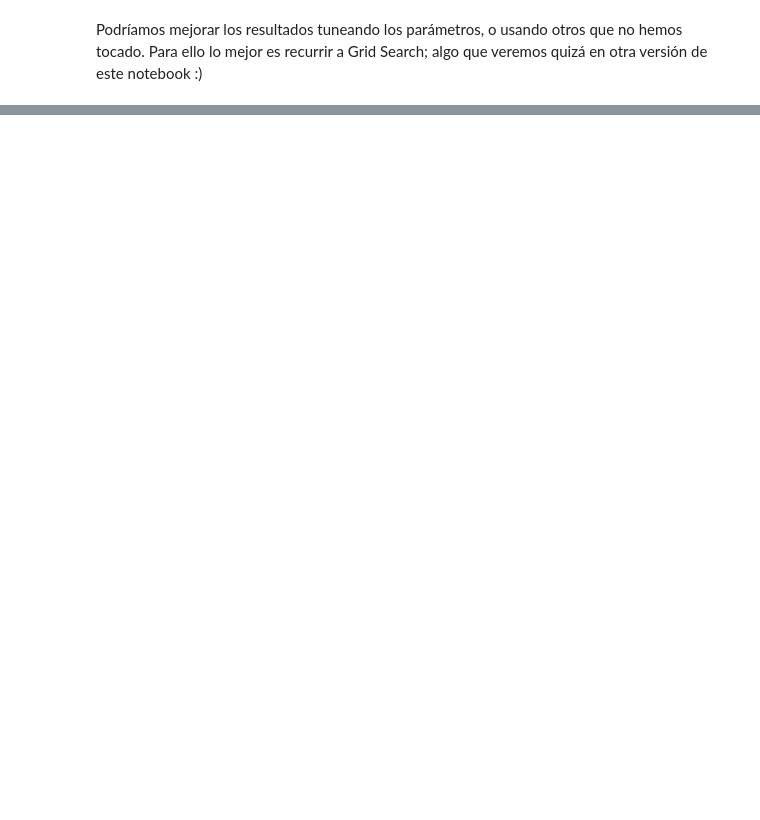
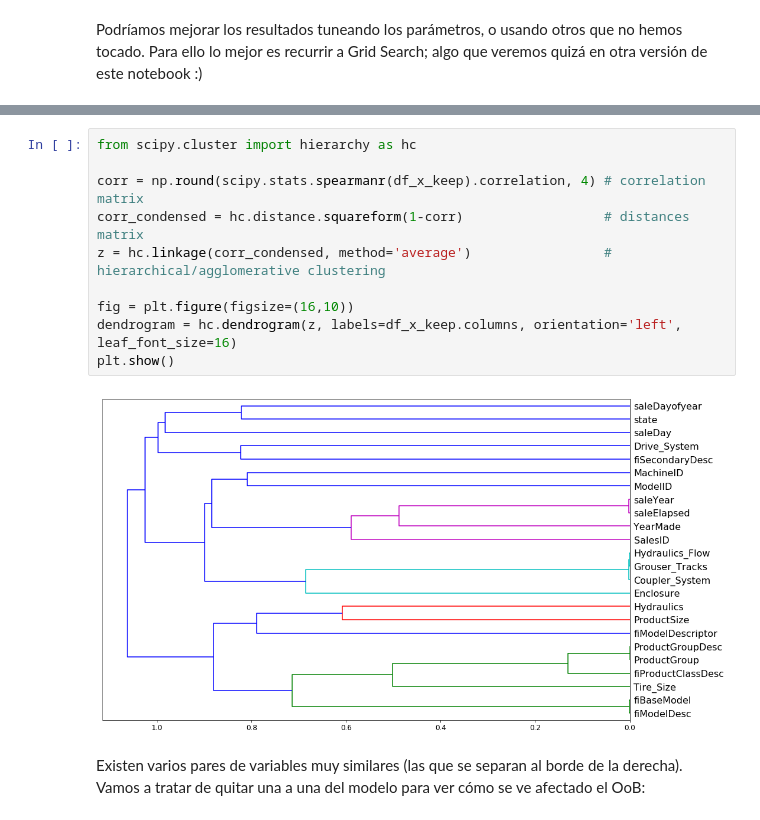
Before and after one commit to pyjaime/kaggle, a Jupyter notebook: bluebook-for-bulldozers/bluebook-for-bulldozers.ipynb, the cells around one changed output, grey strips where cells are left out. Saved outputs shown, nothing was run; the diff lists cells and outputs as text; blank space fills up the shorter version.

```diff
--- a/bluebook-for-bulldozers/bluebook-for-bulldozers.ipynb
+++ b/bluebook-for-bulldozers/bluebook-for-bulldozers.ipynb
@@ -475,0 +575,14 @@ Podríamos mejorar los resultados tuneando los parámetros, o usando otros que n
+# %%
+from scipy.cluster import hierarchy as hc
+
+corr = np.round(scipy.stats.spearmanr(df_x_keep).correlation, 4) # correlation matrix
+corr_condensed = hc.distance.squareform(1-corr)                  # distances matrix
+z = hc.linkage(corr_condensed, method='average')                 # hierarchical/agglomerative clustering
+
+fig = plt.figure(figsize=(16,10))
+dendrogram = hc.dendrogram(z, labels=df_x_keep.columns, orientation='left', leaf_font_size=16)
+plt.show()
+# %% [output]
+[figure, added]
+# %% [markdown]
+Existen varios pares de variables muy similares (las que se separan al borde de la derecha). Vamos a tratar de quitar una a una del modelo para ver cómo se ve afectado el OoB:
```
Also changed, not shown: parts of 75 cells of this notebook.
